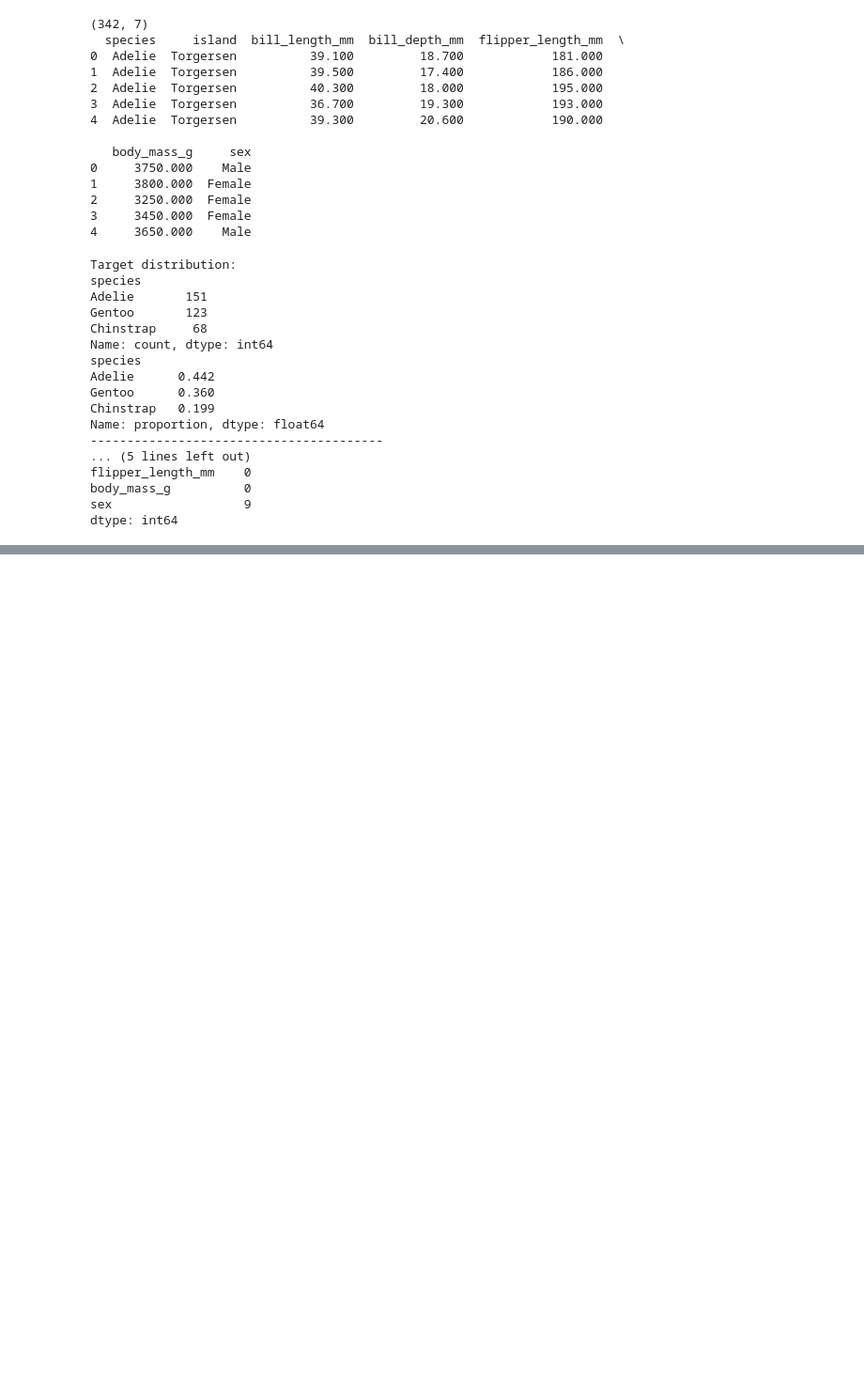
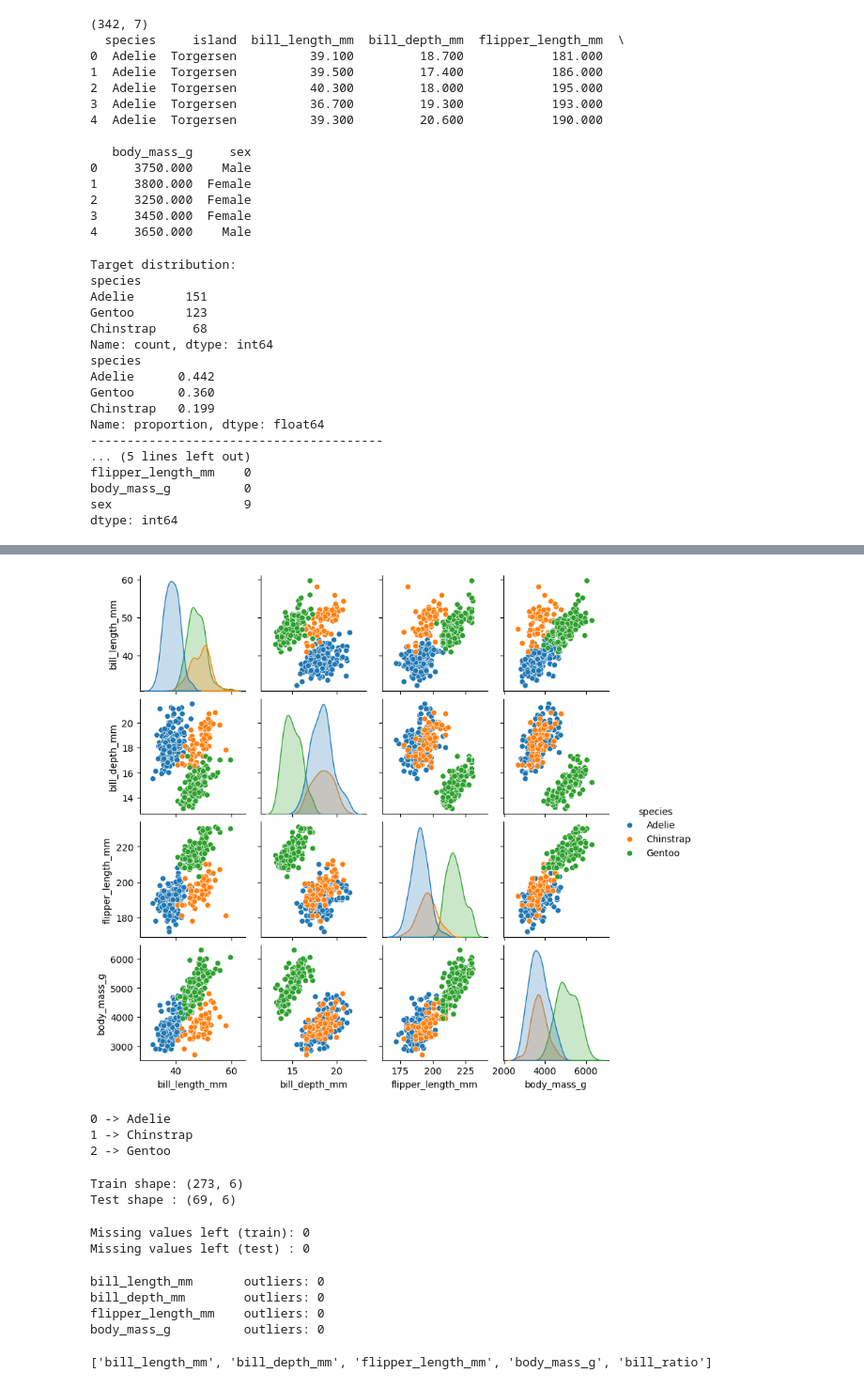
Before and after one commit to karthick180887/Day8, a Jupyter notebook: MulticlassClassification.ipynb, the cells around one changed output, grey strips where cells are left out. Shown at 94% size. Cells and saved outputs as stored; diff of their text form; code cells hidden in the pictures; blank space fills up the shorter version.

```diff
--- a/MulticlassClassification.ipynb
+++ b/MulticlassClassification.ipynb
@@ -85,0 +94,49 @@ dtype: int64
+# %%
+sns.pairplot(df,hue=target_col,vars=num_cols,height=2)
+plt.show()
+# %% [output]
+[figure, added]
+# %%
+target_encoder = LabelEncoder()
+y_all = target_encoder.fit_transform(df[target_col])
+class_names = target_encoder.classes_
+
+for i,name in enumerate(class_names):
+    print(i, "->", name)
+# %% [output]
+0 -> Adelie
+1 -> Chinstrap
+2 -> Gentoo
+# %%
+X = df.drop(columns=[target_col])
+y = pd.Series(y_all, name=target_col)
+
+X_train, X_test, y_train, y_test = train_test_split(
+    X, y,
+    test_size=0.2,
+    random_state=42,
+    stratify=y          # keeps all 3 class ratios the same in train and test
+)
+
+print("Train shape:", X_train.shape)
+print("Test shape :", X_test.shape)
+
+X_train_processed = X_train.copy()
+X_test_processed = X_test.copy()
+# %% [output]
+Train shape: (273, 6)
+Test shape : (69, 6)
+# %%
+num_imputer = SimpleImputer(strategy="median")
+X_train_processed[num_cols] = num_imputer.fit_transform(X_train_processed[num_cols])
+X_test_processed[num_cols] = num_imputer.transform(X_test_processed[num_cols])
+
+cat_imputer = SimpleImputer(strategy="most_frequent")
+X_train_processed[cat_cols] = cat_imputer.fit_transform(X_train_processed[cat_cols])
+X_test_processed[cat_cols] = cat_imputer.transform(X_test_processed[cat_cols])
+
+print("Missing values left (train):", X_train_processed.isnull().sum().sum())
+print("Missing values left (test) :", X_test_processed.isnull().sum().sum())
+# %% [output]
+Missing values left (train): 0
+Missing values left (test) : 0
@@ -85,0 +145,22 @@ dtype: int64
+# %%
+def iqr_bounds(series):
+    q1, q3 = series.quantile([0.25, 0.75])
+    iqr = q3 - q1
+    return q1 - 1.5 * iqr, q3 + 1.5 * iqr
+
+for col in num_cols:
+    low, high = iqr_bounds(X_train_processed[col])
+    n_out = ((X_train_processed[col] < low) | (X_train_processed[col] > high)).sum()
+    print(f"{col:20s} outliers: {n_out}")
+# %% [output]
+bill_length_mm       outliers: 0
+bill_depth_mm        outliers: 0
+flipper_length_mm    outliers: 0
+body_mass_g          outliers: 0
+# %%
+for d in(X_train_processed,X_test_processed):
+    d["bill_ratio"] = d["bill_length_mm"] / d["bill_depth_mm"]
+num_cols_final = num_cols + ["bill_ratio"]
+print(num_cols_final)
+# %% [output]
+['bill_length_mm', 'bill_depth_mm', 'flipper_length_mm', 'body_mass_g', 'bill_ratio']
```
Also changed, not shown: parts of 5 cells of this notebook.
